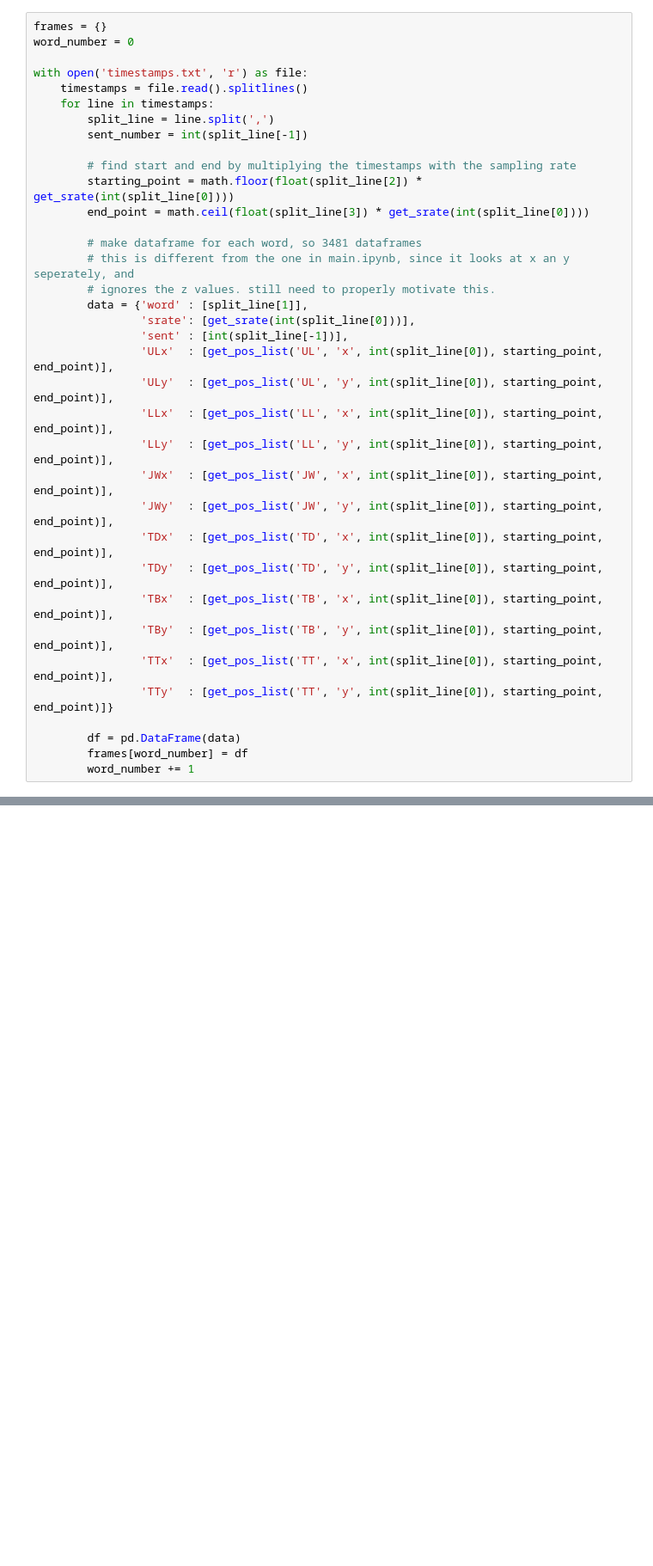
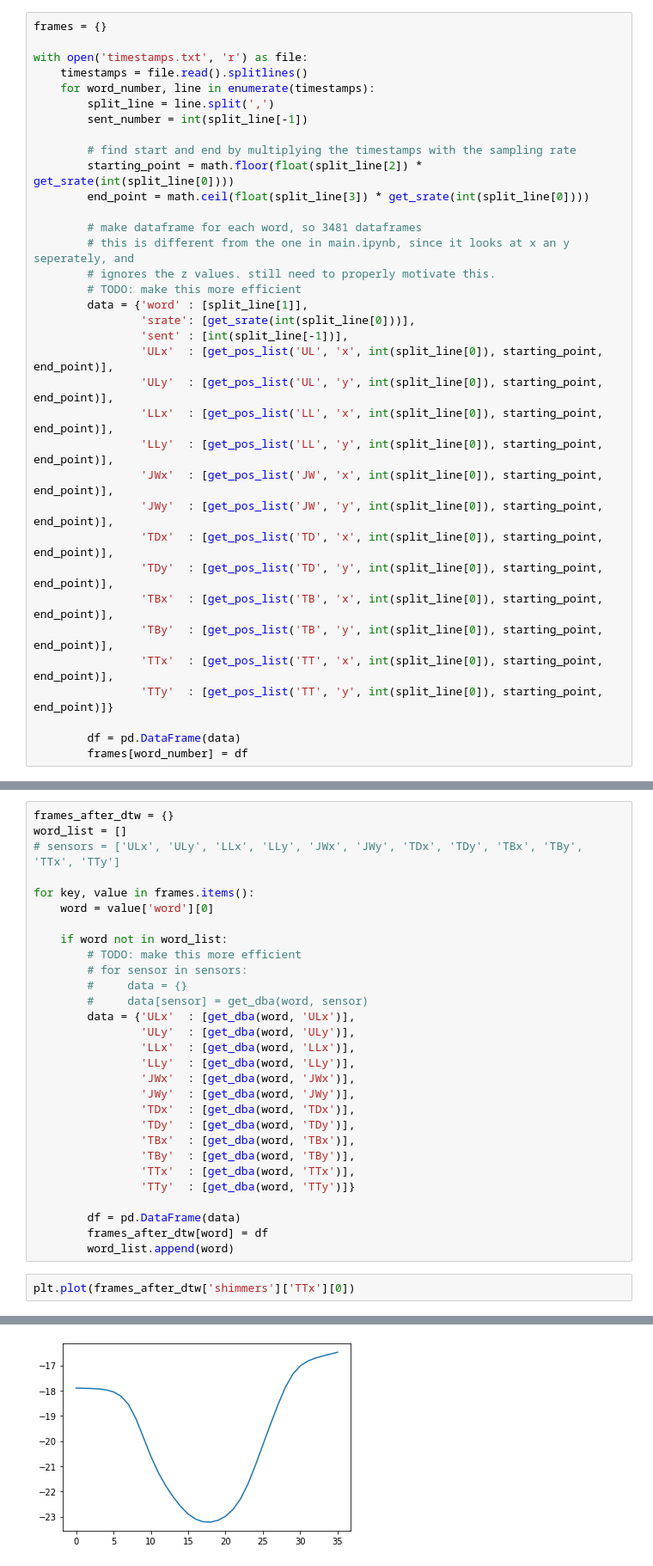
Before and after one commit to evankemmer/UMCUproject, a Jupyter notebook: dtw_testing.ipynb, the cells around one changed output, grey strips where cells are left out. Shown: that part at 86% size. Saved outputs shown, nothing was run; the diff lists cells and outputs as text; blank space fills up the shorter version.

Commit message:
added some code that performs dtw on all words to give the avergae. not statisfied with the results yet.

```diff
--- a/dtw_testing.ipynb
+++ b/dtw_testing.ipynb
@@ -116,11 +122,10 @@ for filename in sorted(os.listdir(directory)):
         TT_df.append(pd.DataFrame.from_dict(data[0][6][2]))
 # %%
 frames = {}
-word_number = 0
 
 with open('timestamps.txt', 'r') as file:
     timestamps = file.read().splitlines()
-    for line in timestamps:
+    for word_number, line in enumerate(timestamps):
         split_line = line.split(',')
         sent_number = int(split_line[-1])
 
@@ -131,6 +136,7 @@ with open('timestamps.txt', 'r') as file:
         # make dataframe for each word, so 3481 dataframes
         # this is different from the one in main.ipynb, since it looks at x an y seperately, and
         # ignores the z values. still need to properly motivate this.
+        # TODO: make this more efficient
         data = {'word' : [split_line[1]],
                 'srate': [get_srate(int(split_line[0]))],
                 'sent' : [int(split_line[-1])],
@@ -149,7 +155,6 @@ with open('timestamps.txt', 'r') as file:
 
         df = pd.DataFrame(data)
         frames[word_number] = df
-        word_number += 1
 # %%
 word_instances = {}
 
@@ -166,0 +170,32 @@ find_dba('the', 'ULy')
+# %%
+frames_after_dtw = {}
+word_list = []
+# sensors = ['ULx', 'ULy', 'LLx', 'LLy', 'JWx', 'JWy', 'TDx', 'TDy', 'TBx', 'TBy', 'TTx', 'TTy']
+
+for key, value in frames.items():
+    word = value['word'][0]
+
+    if word not in word_list:
+        # TODO: make this more efficient
+        # for sensor in sensors:
+        #     data = {}
+        #     data[sensor] = get_dba(word, sensor)
+        data = {'ULx'  : [get_dba(word, 'ULx')],
+                'ULy'  : [get_dba(word, 'ULy')],
+                'LLx'  : [get_dba(word, 'LLx')],
+                'LLy'  : [get_dba(word, 'LLy')],
+                'JWx'  : [get_dba(word, 'JWx')],
+                'JWy'  : [get_dba(word, 'JWy')],
+                'TDx'  : [get_dba(word, 'TDx')],
+                'TDy'  : [get_dba(word, 'TDy')],
+                'TBx'  : [get_dba(word, 'TBx')],
+                'TBy'  : [get_dba(word, 'TBy')],
+                'TTx'  : [get_dba(word, 'TTx')],
+                'TTy'  : [get_dba(word, 'TTy')]}
+
+        df = pd.DataFrame(data)
+        frames_after_dtw[word] = df
+        word_list.append(word)
+# %%
+plt.plot(frames_after_dtw['shimmers']['TTx'][0])
+# %% [output]
@@ -166,0 +203 @@ find_dba('the', 'ULy')
+[figure, added]
```
Also changed, not shown: parts of 12 cells of this notebook.
